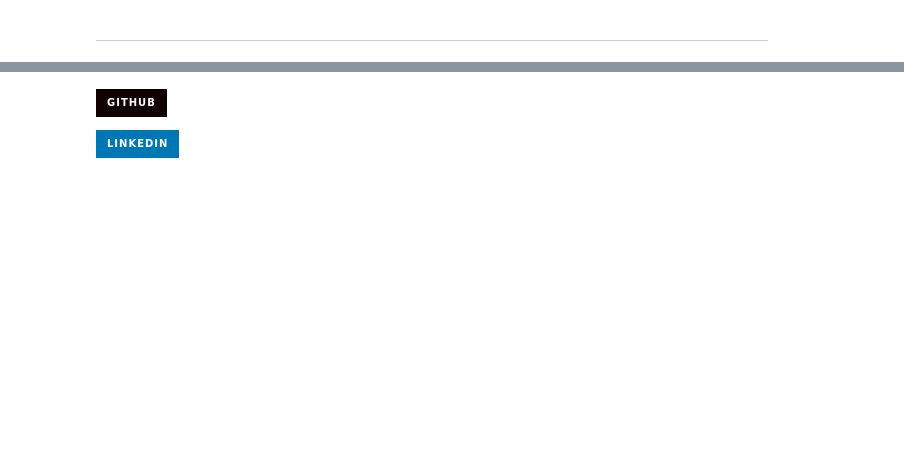
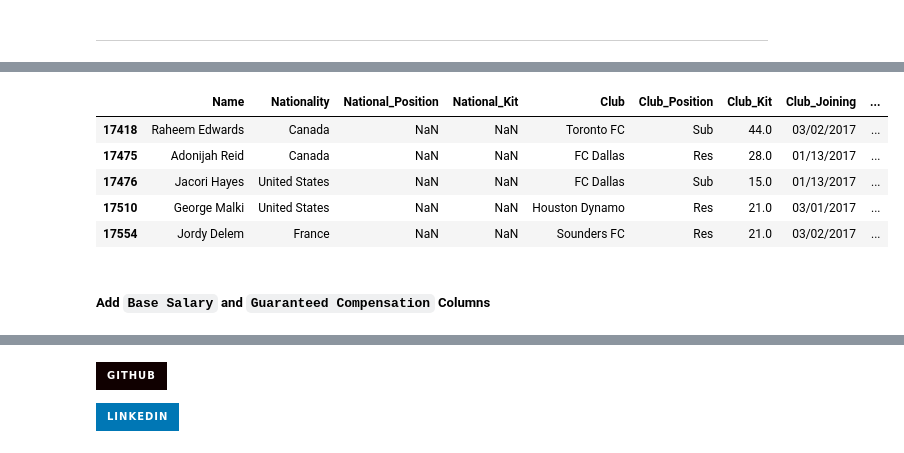
Before and after one commit to andyniser/mls-salary-project, a Jupyter notebook: mls-salary-analysis.ipynb, the cells around one changed output, grey strips where cells are left out. Cells and saved outputs as stored; diff of their text form; code cells hidden in the pictures; badges without logos; blank space fills up the shorter version.

Commit message:
Finished Project

```diff
--- a/mls-salary-analysis.ipynb
+++ b/mls-salary-analysis.ipynb
@@ -352,7 +346,7 @@ salary_data.to_csv('data/salary-data-2008-2017.csv')
 # %% [markdown]
 ### <center> Exploratory Data Analysis <center/>
 # %%
-salary_data = pd.read_csv('/Users/andy/Library/CloudStorage/OneDrive-Personal/2022-Summer/mls-salary-project/data/salary-data-2008-2017.csv')
+salary_data = pd.read_csv('data/salary-data-2008-2017.csv')
 # %% [markdown]
 ##### Quick initial overview
 # %%
@@ -837,0 +850,11 @@ These players were famous before coming to the league. Their salaries are especi
+# %%
+player_salaries_and_stats.tail()
+# %% [output]
+|  | Name | Nationality | National_Position | National_Kit | Club | Club_Position | Club_Kit | Club_Joining | ... |
+| 17418 | Raheem Edwards | Canada | NaN | NaN | Toronto FC | Sub | 44.0 | 03/02/2017 | ... |
+| 17475 | Adonijah Reid | Canada | NaN | NaN | FC Dallas | Res | 28.0 | 01/13/2017 | ... |
+| 17476 | Jacori Hayes | United States | NaN | NaN | FC Dallas | Sub | 15.0 | 01/13/2017 | ... |
+| 17510 | George Malki | United States | NaN | NaN | Houston Dynamo | Res | 21.0 | 03/01/2017 | ... |
+| 17554 | Jordy Delem | France | NaN | NaN | Sounders FC | Res | 21.0 | 03/02/2017 | ... |
+# %% [markdown]
+##### Add `Base Salary` and `Guaranteed Compensation` Columns
```
Also changed, not shown: parts of 128 cells of this notebook, 2 other files.
